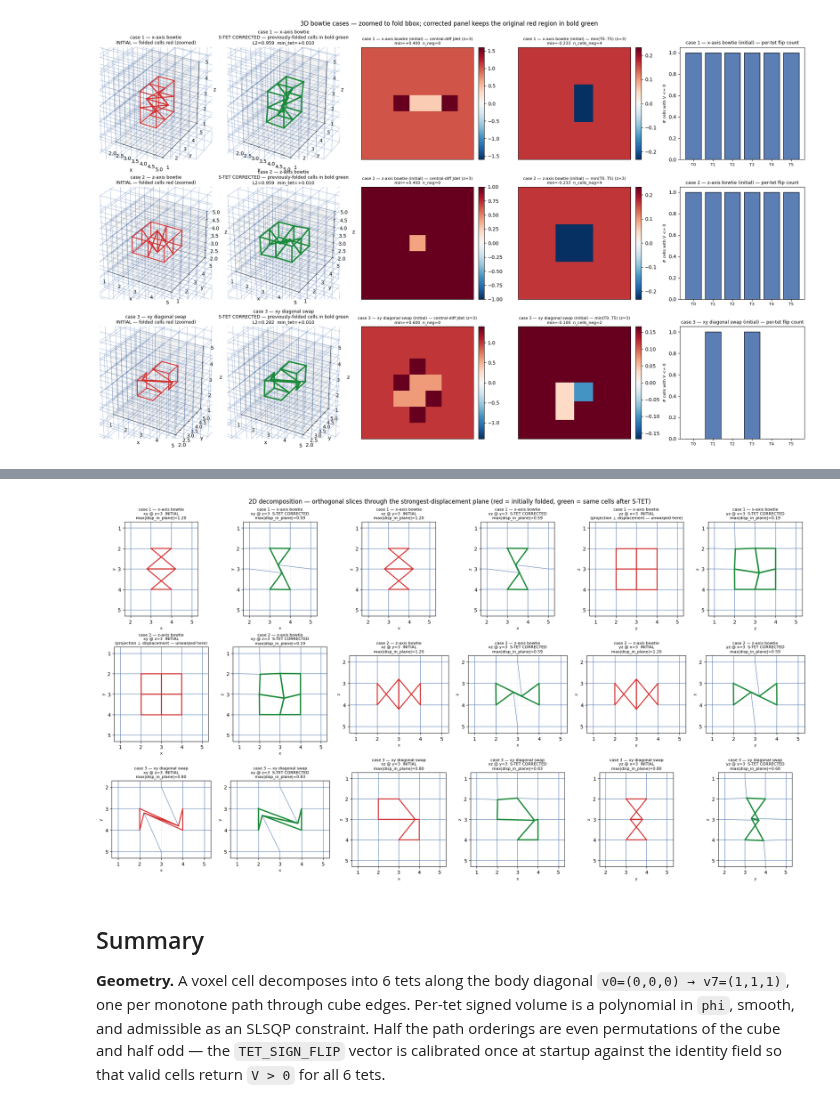
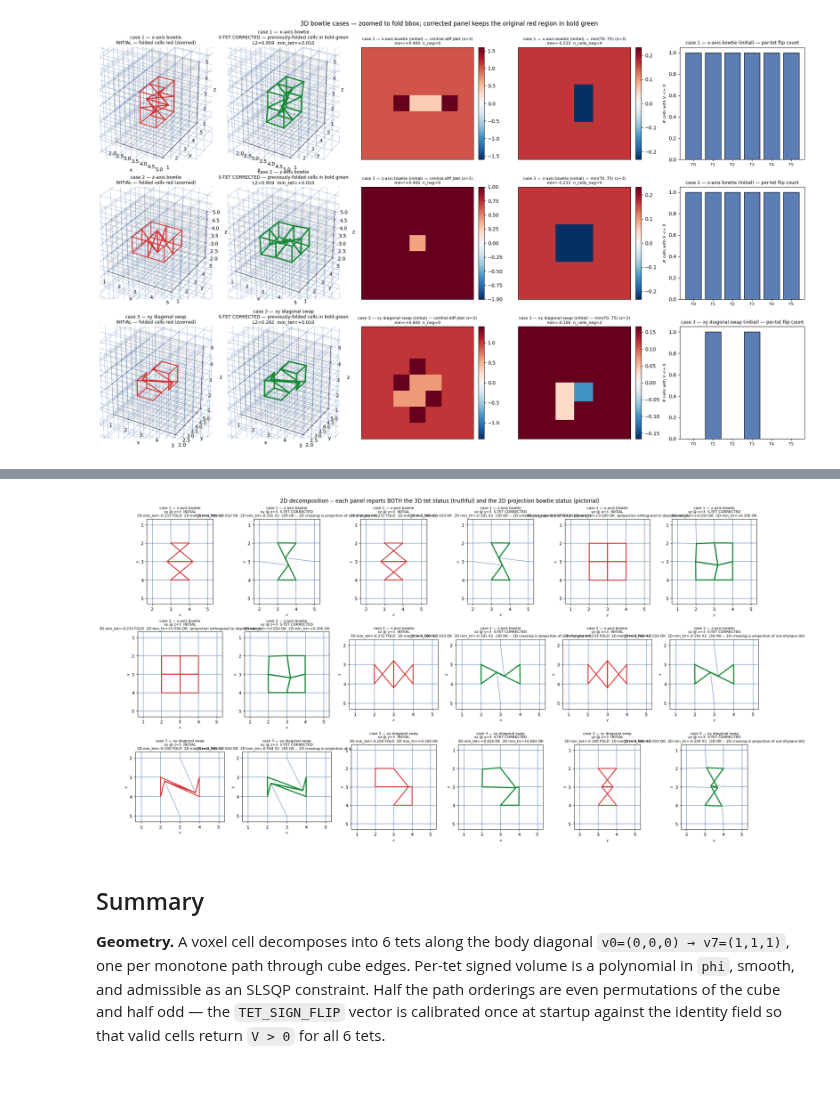
Before and after one commit to andythai/dvfopt, a Jupyter notebook: notebooks/two-triangle-check/12_3d-tetrahedral-check.ipynb, the cells around one changed output, grey strips where cells are left out. Saved outputs shown, nothing was run; the diff lists cells and outputs as text; code cells hidden in the pictures; blank space fills up the shorter version.

```diff
--- a/notebooks/two-triangle-check/12_3d-tetrahedral-check.ipynb
+++ b/notebooks/two-triangle-check/12_3d-tetrahedral-check.ipynb
@@ -841,48 +914,56 @@ After S-TET correction, displacements typically appear in *all three* axes (the
 # %%
 fig, axes = plt.subplots(len(CASES), 6, figsize=(20, 3.6 * len(CASES)),
                           layout='constrained', squeeze=False)
 SLICE_AXES = ['xy', 'xz', 'yz']
 FIXED_LBL = {'xy': 'z', 'xz': 'y', 'yz': 'x'}
 
+
+def status_line(phi, axis, idx, threshold=THRESHOLD):
+    """Build a one-line status string for the panel title."""
+    tri_min, tri_n_neg = slice_2d_tri_min(phi, axis, idx)
+    tet_min            = slice_3d_tet_min(phi, axis, idx)
+    in_plane           = slice_inplane_disp(phi, axis, idx)
+    tet_ok = tet_min >= threshold - 1e-6
+    tri_ok = tri_min >  0 - 1e-6
+    parts = [f'3D min_tet={tet_min:+.3f} ' + ('OK' if tet_ok else 'FOLD'),
+             f'2D min_tri={tri_min:+.3f} ' + ('OK' if tri_ok else 'X' + str(tri_n_neg))]
+    note = ''
+    if tet_ok and not tri_ok:
+        note = '  (3D OK -- 2D crossing is projection of out-of-plane tilt)'
+    if in_plane < 1e-9:
+        note = '  (projection orthogonal to displacement)'
+    return '  '.join(parts) + note
+
+
 for i, (name, phi) in enumerate(CASES):
     initial_fold_mask = tet_min_per_cell(phi) <= 0
     phi_corr = slsqp_results[name]['tet']['phi']
 
     for k, axis_name in enumerate(SLICE_AXES):
-        # Pick slice based on the INITIAL displacement (where the fold is).
         si = best_slice_idx(phi, axis_name)
-        in_plane_init = slice_inplane_disp(phi, axis_name, si)
-        in_plane_corr = slice_inplane_disp(phi_corr, axis_name, si)
+        title_init = (f'{name}\n{axis_name} @ {FIXED_LBL[axis_name]}={si}  INITIAL\n'
+                      + status_line(phi, axis_name, si))
+        title_corr = (f'{name}\n{axis_name} @ {FIXED_LBL[axis_name]}={si}  S-TET CORRECTED\n'
+                      + status_line(phi_corr, axis_name, si))
 
-        if in_plane_init < 1e-9:
-            init_note = '(projection ⊥ displacement — unwarped here)'
-        else:
-            init_note = f'max|disp_in_plane|={in_plane_init:.2f}'
-        if in_plane_corr < 1e-9:
-            corr_note = '(projection ⊥ displacement)'
-        else:
-            corr_note = f'max|disp_in_plane|={in_plane_corr:.2f}'
-
-        # Initial — red.
         plot_warped_slice_2d(
             axes[i, 2 * k], phi, axis_name, si,
             outline_mask_3d=initial_fold_mask,
             outline_color='#d32f2f', outline_lw=2.0,
-            title=f'{name}\n{axis_name} @ {FIXED_LBL[axis_name]}={si}  INITIAL\n{init_note}',
+            title=title_init,
         )
-        # Corrected — bold green outline on the same originally-folded cells.
         plot_warped_slice_2d(
             axes[i, 2 * k + 1], phi_corr, axis_name, si,
             outline_mask_3d=initial_fold_mask,
             outline_color='#1b8a3a', outline_lw=2.6,
-            title=f'{name}\n{axis_name} @ {FIXED_LBL[axis_name]}={si}  S-TET CORRECTED\n{corr_note}',
+            title=title_corr,
         )
 
-plt.suptitle('2D decomposition — orthogonal slices through the strongest-displacement plane '
-             '(red = initially folded, green = same cells after S-TET)', fontsize=12)
+plt.suptitle('2D decomposition -- each panel reports BOTH the 3D tet status (truthful) and the 2D '
+             'projection bowtie status (pictorial)', fontsize=12)
 plt.show()
 # %% [output]
-[figure, old version]
+[figure, new version]
 # %% [markdown]
 ## Summary
 
```
Also changed, not shown: parts of 4 cells of this notebook.
